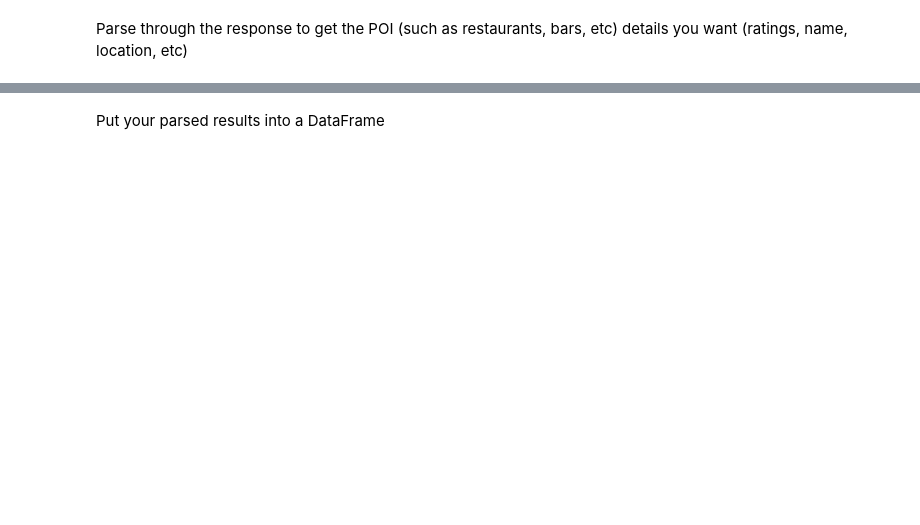
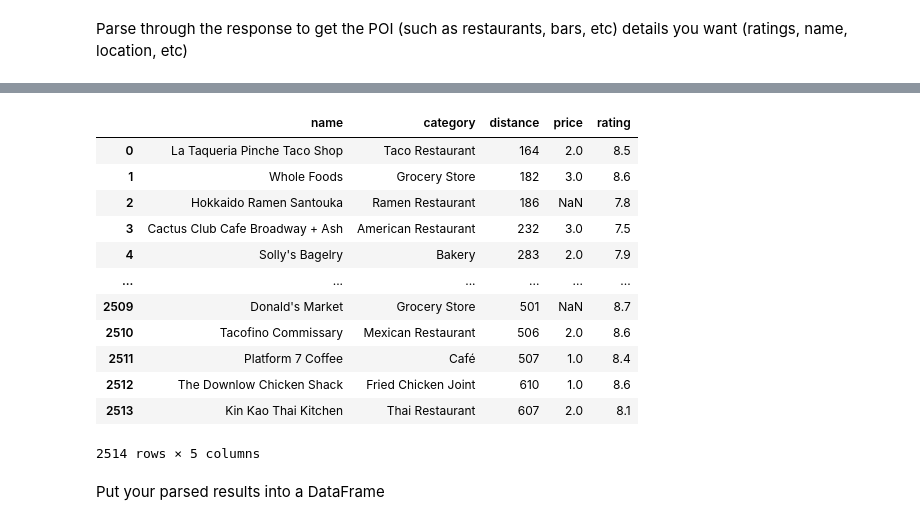
Before and after one commit to kennethpwall1/LHL-Statistical-Modelling-Project, a Jupyter notebook: notebooks/yelp_foursquare_EDA.ipynb, the cells around one changed output, grey strips where cells are left out. Drawn from its saved outputs; the diff is of its cells as text; code cells hidden in the pictures; blank space fills up the shorter version.

```diff
--- a/notebooks/yelp_foursquare_EDA.ipynb
+++ b/notebooks/yelp_foursquare_EDA.ipynb
@@ -49,0 +74,3 @@ Send a request to Foursquare with a small radius (1000m) for all the bike statio
+# %%
+df = pd.DataFrame(fsq_json['results'])
+df.head()
@@ -50,35 +84,26 @@ Send a request to Foursquare with a small radius (1000m) for all the bike statio
 # %%
+fsq_df = pd.DataFrame()
 radius_meters = 1000
+url = url = "https://api.foursquare.com/v3/places/search"
 four_square_api_key = os.environ['FOURSQUARE_API_KEY']
 headers = {'Accept': 'application/json'}
 headers['Authorization'] = four_square_api_key
 
-#network_id = 'velib'
-fsq_df = pd.DataFrame()
+#itterate over all the ebikes stations above using longitude and latitude to get POI
 for index, row in vancouver_network_stations.iterrows():
-    ll = str(row['latitude']) + ',' + str(row['longitude'])
-    url = url = "https://api.foursquare.com/v3/places/search?ll=" + ll + "&radius=" + str(radius_meters)
-    print(url)
-    result = requests.get(url, headers=headers)
+    params = {
+    'll': f"{row['latitude']},{row['longitude']}",
+    'fields': 'fsq_id,name,location,categories,distance,description,price,rating',
+    'radius': radius_meters
+}
+    result = requests.get(url, headers=headers, params=params)
 
 # Check if the request was successful (status code 200)
     if result.status_code == 200:
     # Parse the JSON response into a Python dictionary
         fsq_json = result.json()
-
-        for fsq in fsq_json['results']:
-
-            fj = {
-                'station_id': row['id'],
-                'station_latitude': row['latitude'],
-                'station_longitude': row['longitude'],
-                'POI_name': fsq['name'],
-                'POI_category': fsq['categories'][0]['name'],
-                'POI_distance': fsq['distance'],
-
-            }
-            fj_df = pd.DataFrame(fj, index=[0])
-            fsq_df = pd.concat([fsq_df, fj_df], ignore_index=True)
+        df = pd.DataFrame(fsq_json['results'])
+        fsq_df = pd.concat([fsq_df, df], ignore_index=True)
 #else:
     print("Request failed with status code:", result.status_code)
 # %% [output]
@@ -106,2 +138,25 @@ Parse through the response to get the POI (such as restaurants, bars, etc) detai
+# %%
+fsq_df['categories']
+
+def extract_values(dictionary_list):
+    values = [list(d.values())[1] for d in dictionary_list if d][0]  # Extracting values from dictionaries
+    return values
+fsq_df['category'] = fsq_df['categories'].apply(lambda x: extract_values(x))
+fsq_parsed = fsq_df[['name', 'category', 'distance', 'price', 'rating']]
+fsq_parsed
+# %% [output]
+|  | name | category | distance | price | rating |
+| 0 | La Taqueria Pinche Taco Shop | Taco Restaurant | 164 | 2.0 | 8.5 |
+| 1 | Whole Foods | Grocery Store | 182 | 3.0 | 8.6 |
+| 2 | Hokkaido Ramen Santouka | Ramen Restaurant | 186 | NaN | 7.8 |
+| 3 | Cactus Club Cafe Broadway + Ash | American Restaurant | 232 | 3.0 | 7.5 |
+| 4 | Solly's Bagelry | Bakery | 283 | 2.0 | 7.9 |
+| ... | ... | ... | ... | ... | ... |
+| 2509 | Donald's Market | Grocery Store | 501 | NaN | 8.7 |
+| 2510 | Tacofino Commissary | Mexican Restaurant | 506 | 2.0 | 8.6 |
+| 2511 | Platform 7 Coffee | Café | 507 | 1.0 | 8.4 |
+| 2512 | The Downlow Chicken Shack | Fried Chicken Joint | 610 | 1.0 | 8.6 |
+| 2513 | Kin Kao Thai Kitchen | Thai Restaurant | 607 | 2.0 | 8.1 |
+2514 rows × 5 columns
 # %% [markdown]
 Put your parsed results into a DataFrame
```
Also changed, not shown: parts of 30 cells of this notebook, 8 other files.
